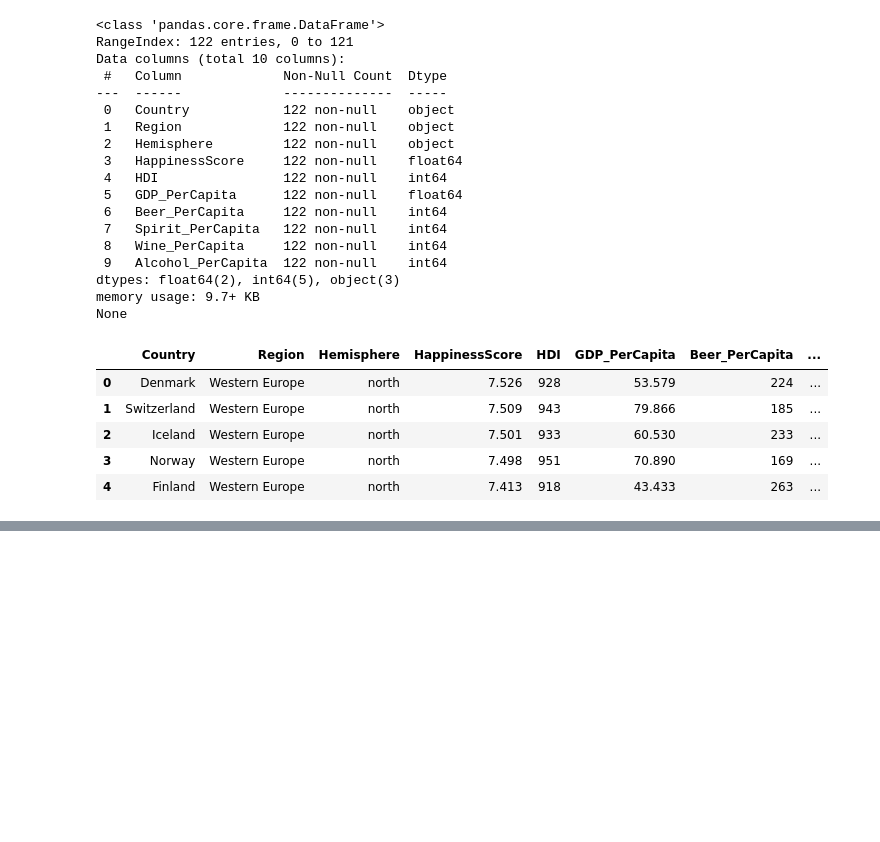
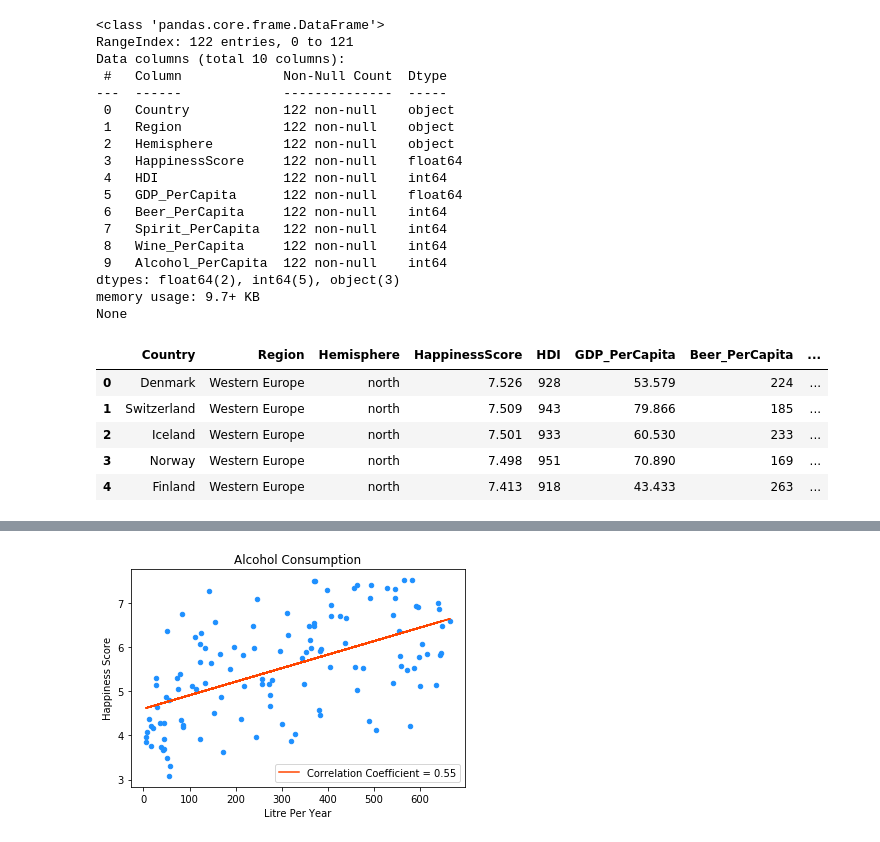
Before and after one commit to arvinseeva/TheHappyCo, a Jupyter notebook: Happyness_vs_Alcohol.ipynb, the cells around one changed output, grey strips where cells are left out. Saved outputs shown, nothing was run; the diff lists cells and outputs as text; code cells hidden in the pictures; blank space fills up the shorter version.

```diff
--- a/Happyness_vs_Alcohol.ipynb
+++ b/Happyness_vs_Alcohol.ipynb
@@ -139,0 +83,10 @@ alcohol_df.plot(kind='scatter', x='Alcohol Consumed',y='Score Y19')
+# %%
+ln_rg = st.linregress(HappinessAlcoholConsumption_df['Alcohol_PerCapita'],HappinessAlcoholConsumption_df['HappinessScore'])
+HappinessAlcoholConsumption_df['ln_rg'] = HappinessAlcoholConsumption_df['Alcohol_PerCapita'] * ln_rg.slope + ln_rg.intercept
+label=f'Correlation Coefficient = {round(ln_rg.rvalue,2)}'
+ax = HappinessAlcoholConsumption_df.plot(kind='scatter',x='Alcohol_PerCapita',y='HappinessScore',color='dodgerblue',marker='o',title='Alcohol Consumption')
+HappinessAlcoholConsumption_df.plot(kind='line', ax=ax,x='Alcohol_PerCapita',y='ln_rg',color='orangered', label=label)
+ax.set_xlabel('Litre Per Year')
+ax.set_ylabel('Happiness Score');
+# %% [output]
+[figure, added]
```
Also changed, not shown: parts of 14 cells of this notebook.
